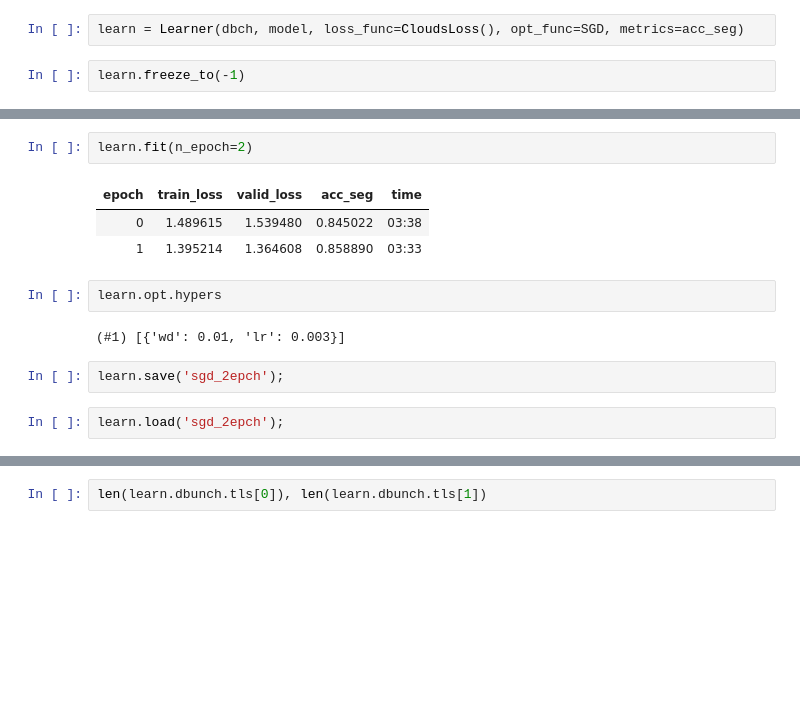
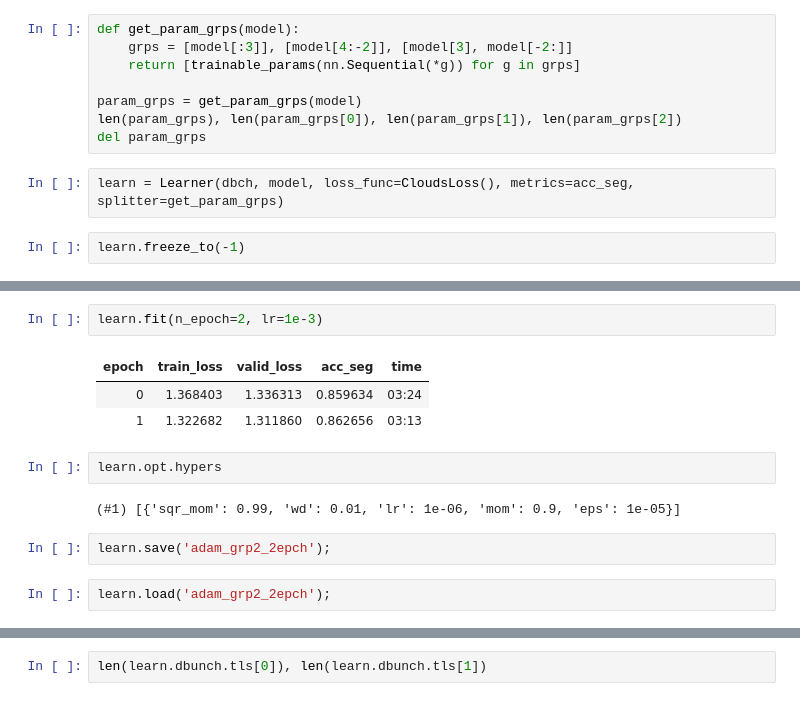
Before and after one commit to qAp/kgl_clouds, a Jupyter notebook: multicloudtype-gcp.ipynb, the cells around one changed output, grey strips where cells are left out. Saved outputs shown, nothing was run; the diff lists cells and outputs as text; blank space fills up the shorter version.

Commit message:
Train with parameter groups
This gets a higher accuracy, but quickly appears to overfit.

```diff
--- a/multicloudtype-gcp.ipynb
+++ b/multicloudtype-gcp.ipynb
@@ -458,7 +472,15 @@ tensor(0.3569, device='cuda:0')
 ProgressCallback??
 # %%
 del learn
+# %%
+def get_param_grps(model):
+    grps = [model[:3]], [model[4:-2]], [model[3], model[-2:]]
+    return [trainable_params(nn.Sequential(*g)) for g in grps]
+
+param_grps = get_param_grps(model)
+len(param_grps), len(param_grps[0]), len(param_grps[1]), len(param_grps[2])
+del param_grps
 # %%
-learn = Learner(dbch, model, loss_func=CloudsLoss(), opt_func=SGD, metrics=acc_seg)
+learn = Learner(dbch, model, loss_func=CloudsLoss(), metrics=acc_seg, splitter=get_param_grps)
 # %%
 learn.freeze_to(-1)
@@ -470,17 +492,17 @@ learn.lr_find(start_lr=1e-5, end_lr=10)
 # %%
-learn.fit(n_epoch=2)
+learn.fit(n_epoch=2, lr=1e-3)
 # %% [output]
 | epoch | train_loss | valid_loss | acc_seg | time |
-| 0 | 1.489615 | 1.539480 | 0.845022 | 03:38 |
-| 1 | 1.395214 | 1.364608 | 0.858890 | 03:33 |
+| 0 | 1.368403 | 1.336313 | 0.859634 | 03:24 |
+| 1 | 1.322682 | 1.311860 | 0.862656 | 03:13 |
 # %%
 learn.opt.hypers
 # %% [output]
-(#1) [{'wd': 0.01, 'lr': 0.003}]
+(#1) [{'sqr_mom': 0.99, 'wd': 0.01, 'lr': 1e-06, 'mom': 0.9, 'eps': 1e-05}]
 # %%
-learn.save('sgd_2epch');
+learn.save('adam_grp2_2epch');
 # %%
-learn.load('sgd_2epch');
+learn.load('adam_grp2_2epch');
 # %%
 learn.opt.hypers
 # %% [output]
```
Also changed, not shown: parts of 44 cells of this notebook.
